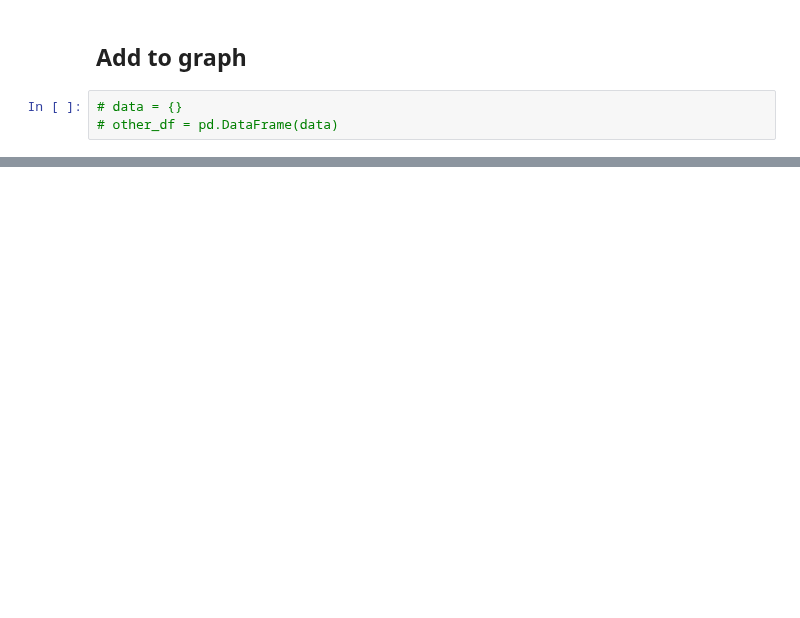
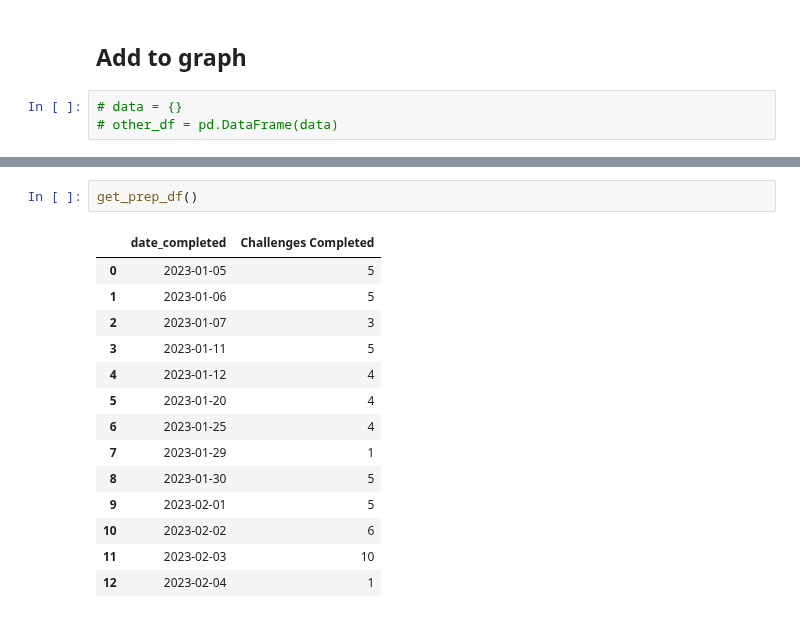
Before and after one commit to emilycardwell/my-jobs, a Jupyter notebook: jupyter_notebooks/prep_coding_editing.ipynb, the cells around one changed output, grey strips where cells are left out. Saved outputs shown, nothing was run; the diff lists cells and outputs as text; blank space fills up the shorter version.

```diff
--- a/jupyter_notebooks/prep_coding_editing.ipynb
+++ b/jupyter_notebooks/prep_coding_editing.ipynb
@@ -129,3 +144,20 @@ hack_df
+# %%
+get_prep_df()
+# %% [output]
+|  | date_completed | Challenges Completed |
+| 0 | 2023-01-05 | 5 |
+| 1 | 2023-01-06 | 5 |
+| 2 | 2023-01-07 | 3 |
+| 3 | 2023-01-11 | 5 |
+| 4 | 2023-01-12 | 4 |
+| 5 | 2023-01-20 | 4 |
+| 6 | 2023-01-25 | 4 |
+| 7 | 2023-01-29 | 1 |
+| 8 | 2023-01-30 | 5 |
+| 9 | 2023-02-01 | 5 |
+| 10 | 2023-02-02 | 6 |
+| 11 | 2023-02-03 | 10 |
+| 12 | 2023-02-04 | 1 |
 # %%
 get_timeline_df()
 # %% [output]
```
Also changed, not shown: parts of 8 cells of this notebook, 4 other files.
